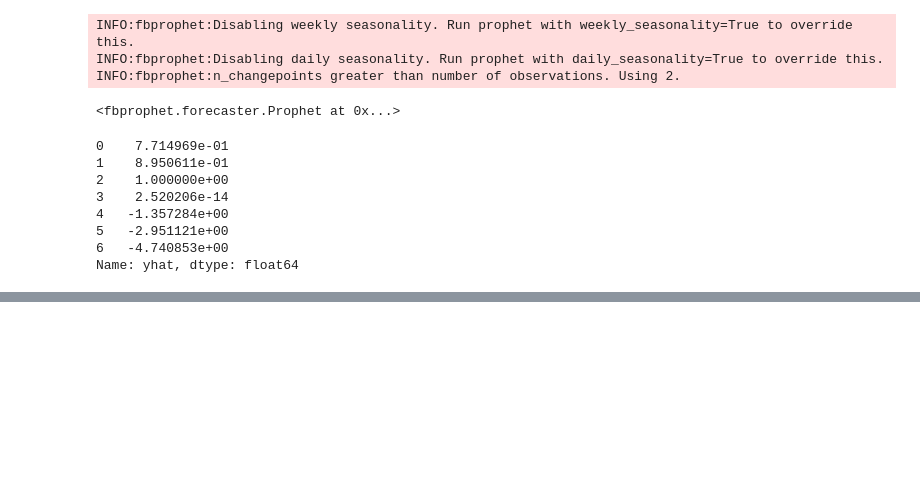
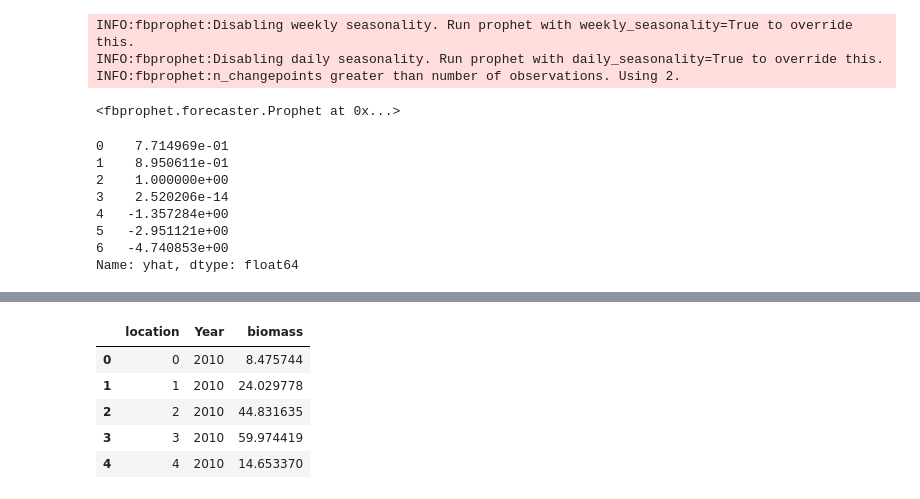
Before and after one commit to felix-n12/shell-ai, a Jupyter notebook: Untitled.ipynb, the cells around one changed output, grey strips where cells are left out. Saved outputs shown, nothing was run; the diff lists cells and outputs as text; code cells hidden in the pictures; blank space fills up the shorter version.

```diff
--- a/Untitled.ipynb
+++ b/Untitled.ipynb
@@ -384,0 +428,10 @@ Name: yhat, dtype: float64
+# %%
+data_3=pd.melt(data_2,id_vars=['location'],var_name='Year',value_name='biomass')
+data_3.head()
+# %% [output]
+|  | location | Year | biomass |
+| 0 | 0 | 2010 | 8.475744 |
+| 1 | 1 | 2010 | 24.029778 |
+| 2 | 2 | 2010 | 44.831635 |
+| 3 | 3 | 2010 | 59.974419 |
+| 4 | 4 | 2010 | 14.653370 |
```
Also changed, not shown: parts of 19 cells of this notebook.
